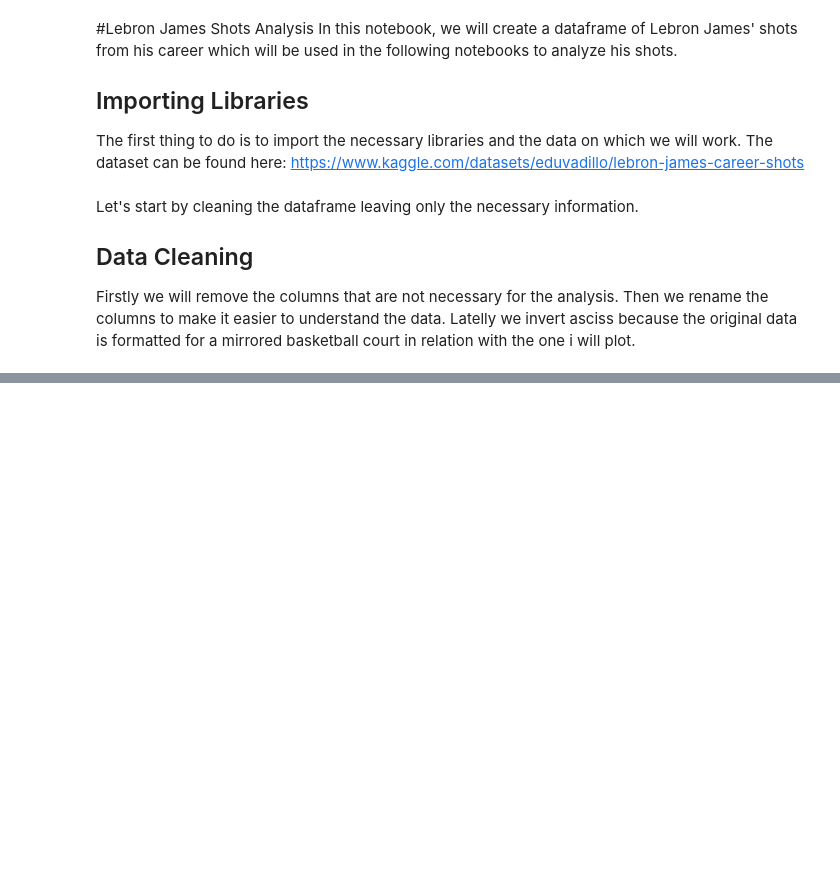
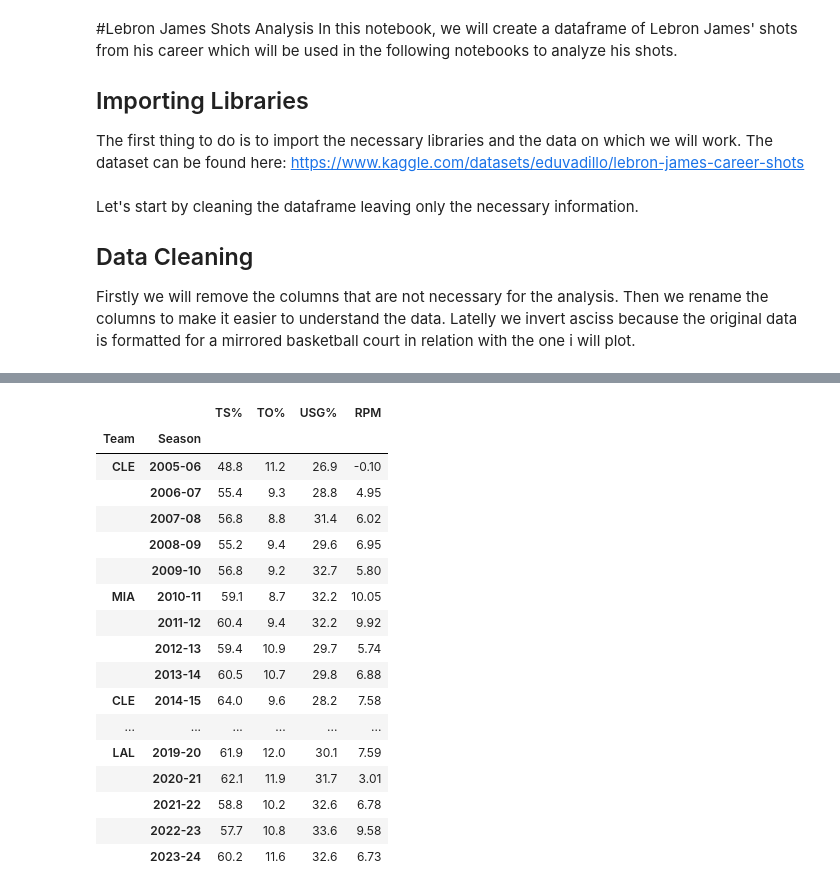
Before and after one commit to francescobortuzzo/DataScienceProject, a Jupyter notebook: estrazione_dati/data.ipynb, the cells around one changed output, grey strips where cells are left out. Saved outputs shown, nothing was run; the diff lists cells and outputs as text; code cells hidden in the pictures; blank space fills up the shorter version.

```diff
--- a/estrazione_dati/data.ipynb
+++ b/estrazione_dati/data.ipynb
@@ -162,0 +88,33 @@ From this dataset we will build a new one with the following columns:
+# %%
+url = 'https://www.espn.com/nba/player/advancedstats/_/id/1966/lebron-james'
+headers = {"User-Agent": "Mozilla/5.0 (Windows NT 10.0; Win64; x64) AppleWebKit/537.36 (KHTML, like Gecko) Chrome/96.0.4664.110 Safari/537.36"}
+page = requests.get(url, headers=headers)
+pageSoup = BeautifulSoup(page.content, 'html.parser')
+# %%
+# Trova la tabella dei dati dei postseason totals (è la terza tabella nella pagina)
+tables = pageSoup.find_all('table', class_='Table Table--align-right')
+if len(tables) >= 1:  # Verifica se ci sono almeno tre tabelle nella pagina
+    table = tables[0]  # Prendi la prima tabella
+else:
+    print("Non sono presenti abbastanza tabelle nella pagina per estrarre i postseason totals.")
+    exit()
+
+# Estrai i dati dalla tabella e crea una lista di dizionari
+data = []
+if table:
+    rows = table.find_all('tr')
+    for row in rows[1:]:  # Ignora l'intestazione
+        cols = row.find_all(['th', 'td'])
+        cols = [col.text.strip() for col in cols]
+        data.append({
+            'TS%': cols[3],
+            'TO%': cols[5],
+            'USG%': cols[6],
+            'RPM': cols[8],
+        })
+
+# Crea un DataFrame Pandas
+dfAUX1 = pd.DataFrame(data)
+
+# Stampa il DataFrame
+display(dfAUX1)
@@ -162,0 +184,25 @@ From this dataset we will build a new one with the following columns:
+# %%
+#append the two dataframes
+
+dfPlayOff = dfAUX2.join(dfAUX1)
+dfPlayOff.set_index(['Team', 'Season'], inplace=True)
+display(dfPlayOff)
+# %% [output]
+|  |  | TS% | TO% | USG% | RPM |
+| Team | Season |  |  |  |  |
+| CLE | 2005-06 | 48.8 | 11.2 | 26.9 | -0.10 |
+|  | 2006-07 | 55.4 | 9.3 | 28.8 | 4.95 |
+|  | 2007-08 | 56.8 | 8.8 | 31.4 | 6.02 |
+|  | 2008-09 | 55.2 | 9.4 | 29.6 | 6.95 |
+|  | 2009-10 | 56.8 | 9.2 | 32.7 | 5.80 |
+| MIA | 2010-11 | 59.1 | 8.7 | 32.2 | 10.05 |
+|  | 2011-12 | 60.4 | 9.4 | 32.2 | 9.92 |
+|  | 2012-13 | 59.4 | 10.9 | 29.7 | 5.74 |
+|  | 2013-14 | 60.5 | 10.7 | 29.8 | 6.88 |
+| CLE | 2014-15 | 64.0 | 9.6 | 28.2 | 7.58 |
+| ... | ... | ... | ... | ... | ... |
+| LAL | 2019-20 | 61.9 | 12.0 | 30.1 | 7.59 |
+|  | 2020-21 | 62.1 | 11.9 | 31.7 | 3.01 |
+|  | 2021-22 | 58.8 | 10.2 | 32.6 | 6.78 |
+|  | 2022-23 | 57.7 | 10.8 | 33.6 | 9.58 |
+|  | 2023-24 | 60.2 | 11.6 | 32.6 | 6.73 |
```
Also changed, not shown: parts of 11 cells of this notebook.
